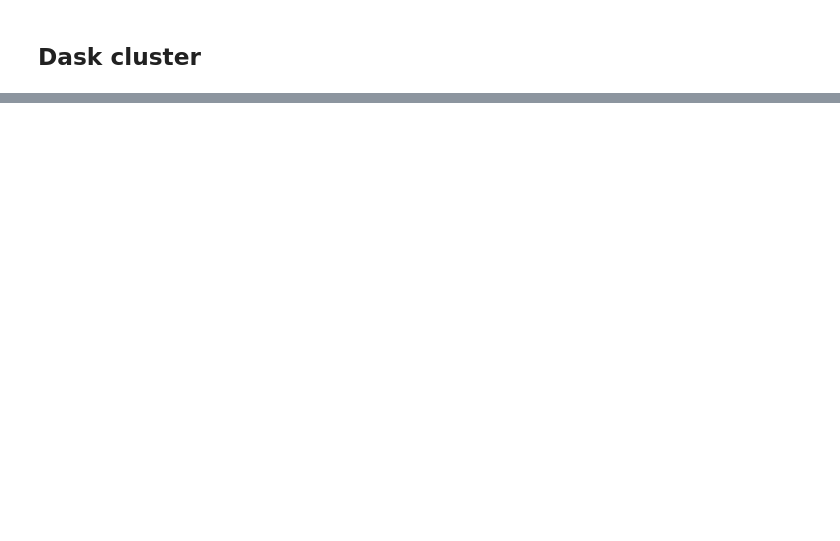
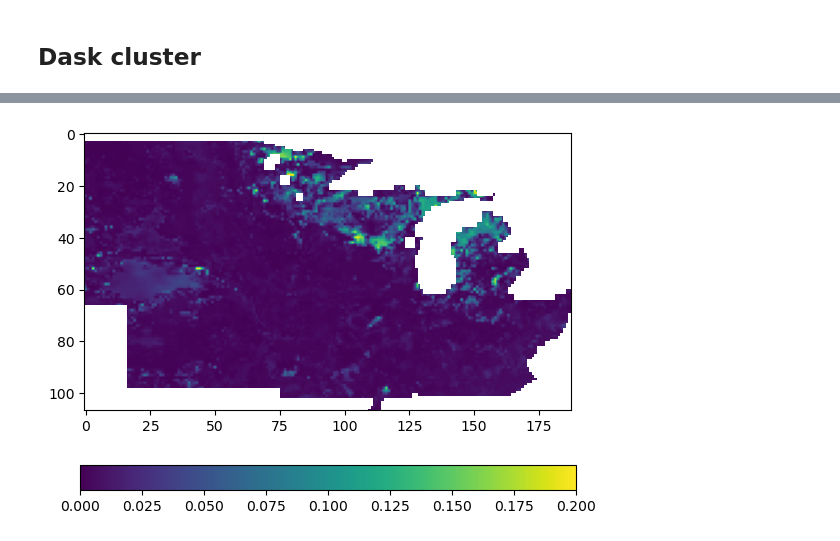
Before and after one commit to david0811/lafferty-etal-2024-tbd, a Jupyter notebook: code/99_WBM_precalibration.ipynb, the cells around one changed output, grey strips where cells are left out. Cells and saved outputs as stored; diff of their text form; code cells hidden in the pictures; blank space fills up the shorter version.

```diff
--- a/code/99_WBM_precalibration.ipynb
+++ b/code/99_WBM_precalibration.ipynb
@@ -385,0 +649,11 @@ plt.imshow(out[:,:,100])
+# %%
+fig, ax = plt.subplots()
+
+img = ax.imshow(np.flipud(np.transpose(np.nanmean((best_sim[:,:,100:] - smap_obs[:,:,100:])**2, axis=2))),
+               vmin=0., vmax=0.2)
+
+fig.colorbar(img, ax=ax, orientation='horizontal', fraction=.1)
+
+plt.show()
+# %% [output]
+[figure, added]
```
Also changed, not shown: parts of 49 cells of this notebook, 2 other files.
